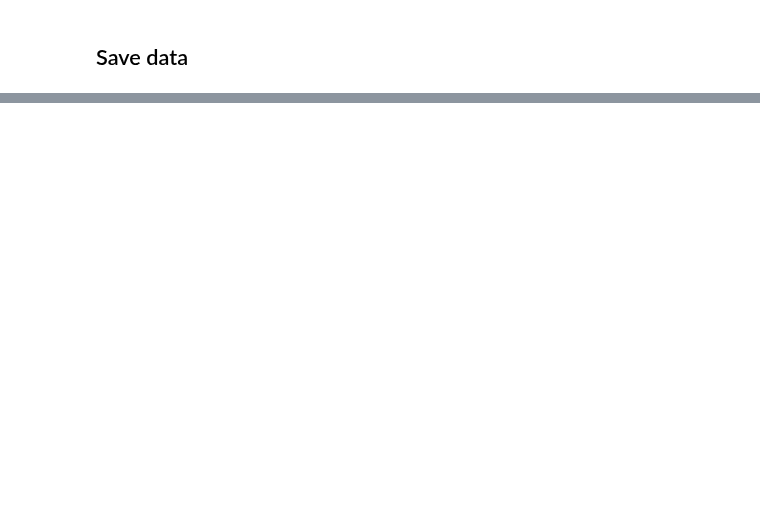
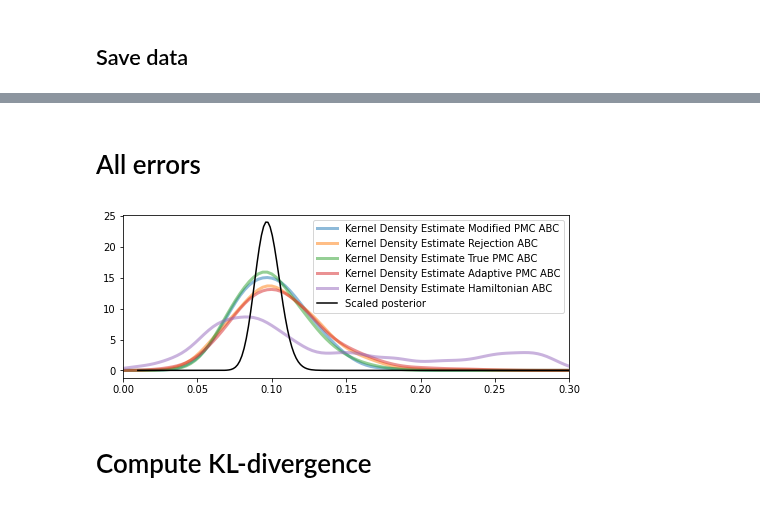
Before and after one commit to pints-team/pints, a Jupyter notebook: degradation.ipynb, the cells around one changed output, grey strips where cells are left out. Saved outputs shown, nothing was run; the diff lists cells and outputs as text; code cells hidden in the pictures; blank space fills up the shorter version.

```diff
--- a/degradation.ipynb
+++ b/degradation.ipynb
@@ -660,0 +887,53 @@ my_path = os.path.abspath(__file)
+# %% [markdown]
+# All errors
+# %%
+%matplotlib inline
+
+import numpy as np
+import matplotlib.pyplot as plt
+from scipy.stats.distributions import norm
+
+from sklearn.neighbors import KernelDensity
+from scipy.stats import gaussian_kde
+from statsmodels.nonparametric.kde import KDEUnivariate
+from statsmodels.nonparametric.kernel_density import KDEMultivariate
+
+def kde_sklearn(x, x_grid, bandwidth=0.2, **kwargs):
+    kde_skl = KernelDensity(bandwidth=bandwidth, **kwargs)
+    kde_skl.fit(x[:, np.newaxis])
+    # score_samples() returns the log-likelihood of the samples
+    log_pdf = kde_skl.score_samples(x_grid[:, np.newaxis])
+    return np.exp(log_pdf)
+
+mod_true_prob = [x * 0.5 for x in true_prob]
+fig, ax = plt.subplots(1, 1, sharey=True, figsize=(8, 3))
+
+t_samples = np.array(pmc_fake_samples)
+p_samples = np.array(rej_abc_samples)
+r_samples = np.array(true_pmc_samples)
+w_samples = np.array(adaptive_pmc_samples)
+
+# print(p_samples)
+
+x_grid = np.linspace(0, 0.3, 100)
+
+ax.plot(x_grid, kde_sklearn(t_samples, x_grid, bandwidth=0.01),
+            label='Kernel Density Estimate Modified PMC ABC', linewidth=3, alpha=0.5)
+ax.plot(x_grid, kde_sklearn(p_samples, x_grid, bandwidth=0.01),
+            label='Kernel Density Estimate Rejection ABC', linewidth=3, alpha=0.5)
+ax.plot(x_grid, kde_sklearn(r_samples, x_grid, bandwidth=0.01),
+            label='Kernel Density Estimate True PMC ABC', linewidth=3, alpha=0.5)
+ax.plot(x_grid, kde_sklearn(w_samples, x_grid, bandwidth=0.01),
+            label='Kernel Density Estimate Adaptive PMC ABC', linewidth=3, alpha=0.5)
+ax.plot(x_grid, kde_sklearn(np.array(h_samples), x_grid, bandwidth=0.01),
+            label='Kernel Density Estimate Hamiltonian ABC', linewidth=3, alpha=0.5)
+# ax.hist(samples[:, 0], 30, fc='gray', histtype='stepfilled', alpha=0.3, density=True, label='Samples')
+plt.plot(thetas, mod_true_prob, color='black', label='Scaled posterior')
+ax.set_xlim(0, 0.3)
+ax.legend(loc='upper right')
+
+plt.savefig(my_path + '/all_kdes.pdf')
+# %% [output]
+[figure, added]
+# %% [markdown]
+# Compute KL-divergence
```
Also changed, not shown: parts of 19 cells of this notebook, 2 other files.
